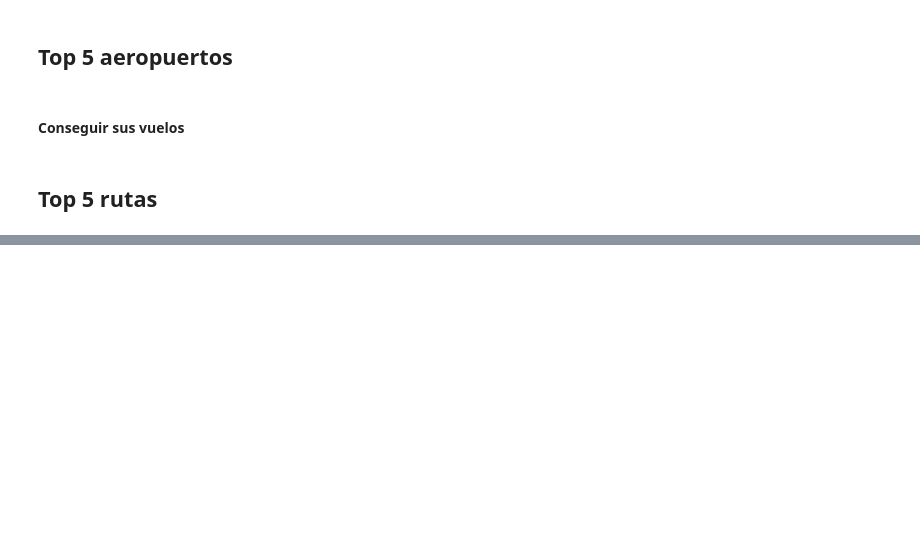
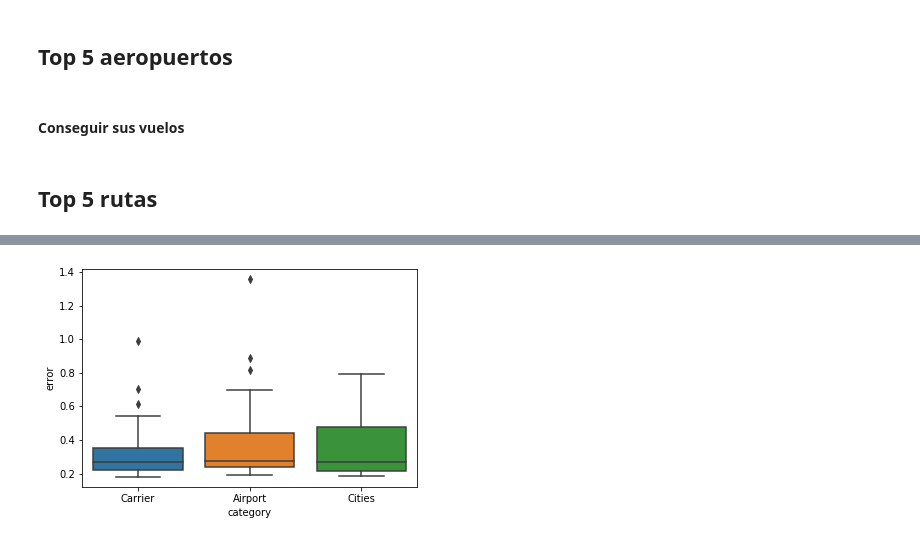
Before and after one commit to jpcenteno/flight-delay-estimation, a Jupyter notebook: notebooks/categories.ipynb, the cells around one changed output, grey strips where cells are left out. Saved outputs shown, nothing was run; the diff lists cells and outputs as text; code cells hidden in the pictures; blank space fills up the shorter version.

Commit message:
boxplot para categorias

```diff
--- a/notebooks/categories.ipynb
+++ b/notebooks/categories.ipynb
@@ -221,3 +242,9 @@ plot_top(top_carriers, "Carrier", "carriers/", "UniqueCarrier")
+# %%
+max_grade = 1
+#graficamos y calculamos errores
+carrier_errors = get_error_and_plot_top(top_carriers, "Carrier", "carriers/", "UniqueCarrier")
+for err in carrier_errors:
+    cat_error = cat_error.append({"category":"Carrier", "error":err}, ignore_index=True)
 # %% [markdown]
 ## Top 5 aeropuertos
 # %%
@@ -247,3 +270,10 @@ plot_top(top_airports, "Airport", "airports/", "Origin")
+# %%
+max_grade = 1
+
+#graficamos y calculamos errores
+airport_errors = get_error_and_plot_top(top_airports, "Airport", "airports/", "Origin")
+for err in airport_errors:
+    cat_error = cat_error.append({"category":"Airport", "error":err}, ignore_index=True)
 # %% [markdown]
 ## Top 5 rutas
 # %%
@@ -392,6 +443,8 @@ def plot_top_cities(top_rank, subdir):
 # %%
 max_grade = 1
 routes = top_routes.reset_index()[["origin_city", "dest_city"]].values
-print(routes)
 
-plot_top_cities(routes, "cities/")
+#graficamos y calculamos errores
+airport_errors = get_error_and_plot_top_cities(routes, "cities/")
+for err in airport_errors:
+    cat_error = cat_error.append({"category":"Cities", "error":err}, ignore_index=True)
@@ -397,0 +471,4 @@ plot_top_cities(routes, "cities/")
+# %%
+ax = sns.boxplot(x="category", y="error", data=cat_error)
+# %% [output]
+[figure, added]
```
Also changed, not shown: parts of 6 cells of this notebook.
